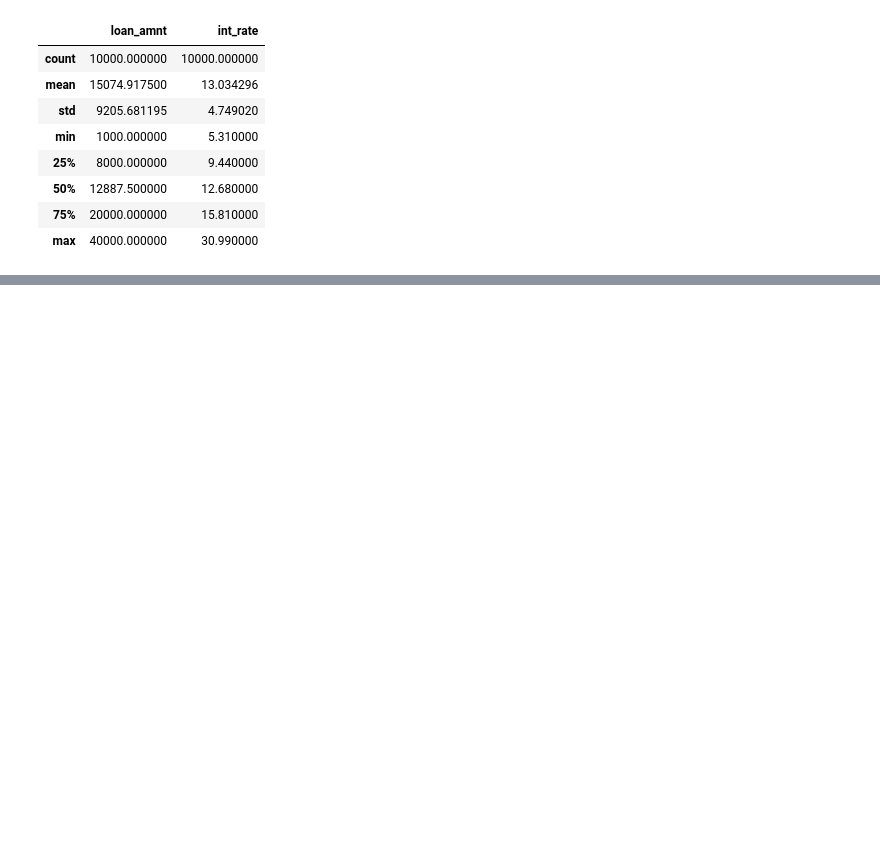
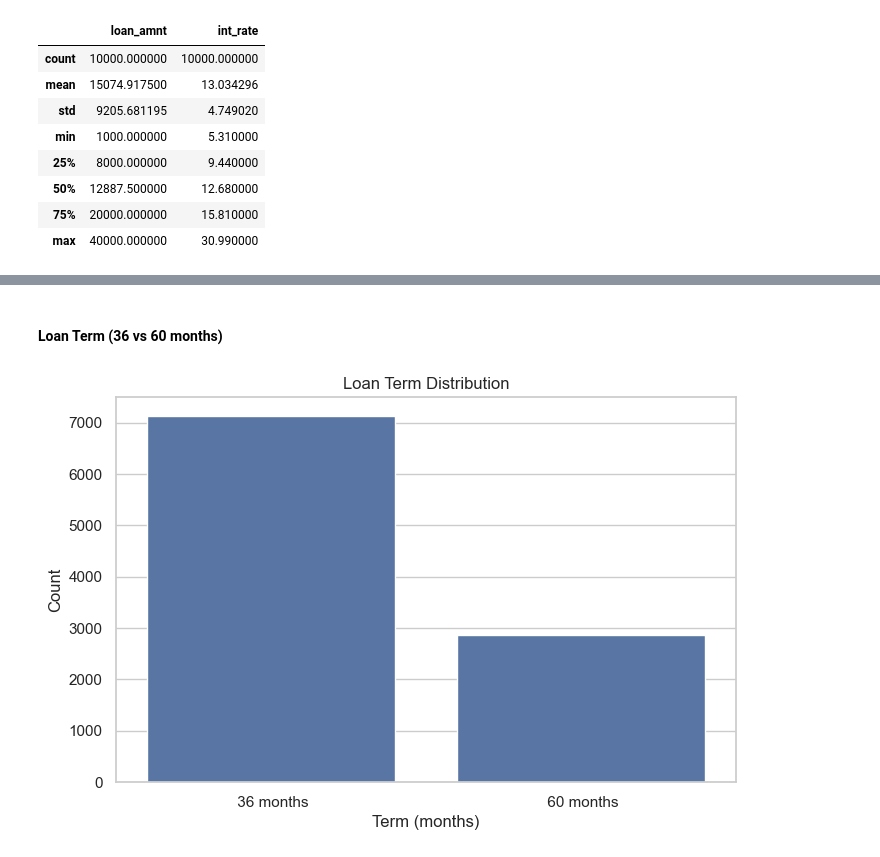
Before and after one commit to EriPardali/MasterThesis_DataEngineering_EleftheriaPardali, a Jupyter notebook: src/transformations/eda_loan_portfolio.ipynb, the cells around one changed output, grey strips where cells are left out. Cells and saved outputs as stored; diff of their text form; code cells hidden in the pictures; blank space fills up the shorter version.

```diff
--- a/src/transformations/eda_loan_portfolio.ipynb
+++ b/src/transformations/eda_loan_portfolio.ipynb
@@ -733,0 +344,11 @@ df_final.to_csv(r"C:\Users\parda\OneDrive\Desktop\Thesis\loan_portfolio.csv", in
+# %% [markdown]
+#### Loan Term (36 vs 60 months)
+# %%
+plt.figure(figsize=(8,5))
+sns.countplot(x='term', data=df_sample)
+plt.title('Loan Term Distribution')
+plt.xlabel('Term (months)')
+plt.ylabel('Count')
+plt.show()
+# %% [output]
+[figure, added]
```
Also changed, not shown: parts of 113 cells of this notebook.
